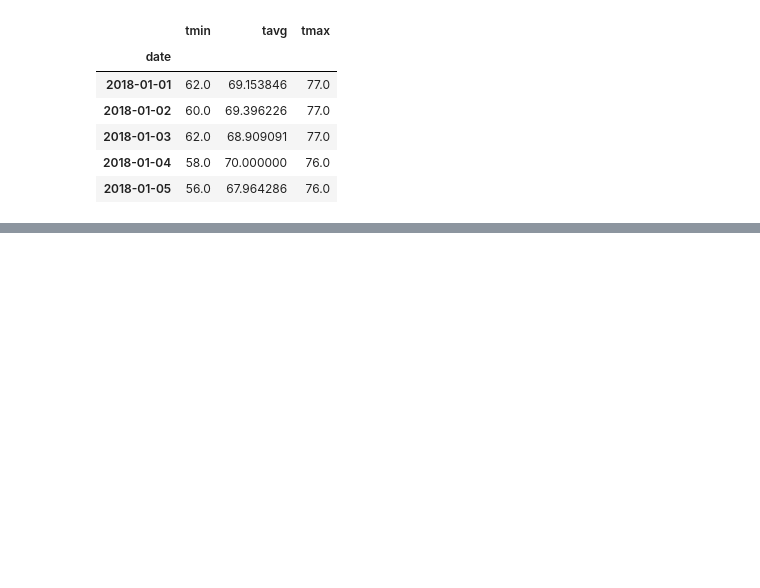
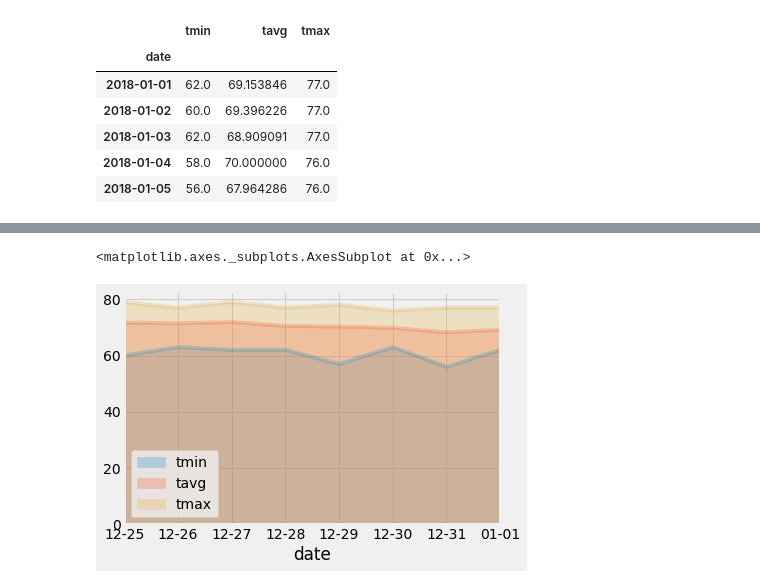
Before and after one commit to alexisperumal/sqlalchemy-challenge, a Jupyter notebook: climate_starter-Alexis.ipynb, the cells around one changed output, grey strips where cells are left out. Drawn from its saved outputs; the diff is of its cells as text; code cells hidden in the pictures; blank space fills up the shorter version.

```diff
--- a/climate_starter-Alexis.ipynb
+++ b/climate_starter-Alexis.ipynb
@@ -427,0 +413,24 @@ daily_norms_df
+# %%
+# daily_norms_df = pd.DataFrame([daily_normals(date_str) for date_str in date_strings])
+# tmin_list = []
+# tavg_list = []
+# tmax_list = []
+# for date_str in date_strings:
+#     tmin, tavg, tmax = daily_normals(date_str)
+#     tmin_list.append(tmin)
+#     tavg_list.append(tavg)
+#     tmax_list.append(tmax)
+
+daily_stats = [daily_normals(date_str) for date_str in date_strings]
+
+data = {}
+i = 0
+for row in daily_stats:
+    data[date_strings[i]] = list(*row)
+    i+=1
+
+data
+
+daily_norms_df = pd.DataFrame.from_dict(data, orient='index', columns=['tmin', 'tavg', 'tmax'])
+daily_norms_df.index.name = 'date'
+daily_norms_df
@@ -440,3 +460,8 @@ daily_norms_df
 # %% [output]
 [interactive output not drawn]
 [interactive output not drawn]
+# %%
+daily_norms_df.plot.area(stacked=False, alpha=0.25)
+# %% [output]
+<matplotlib.axes._subplots.AxesSubplot at 0x...>
+[figure, added]
```
Also changed, not shown: parts of 2 cells of this notebook.
